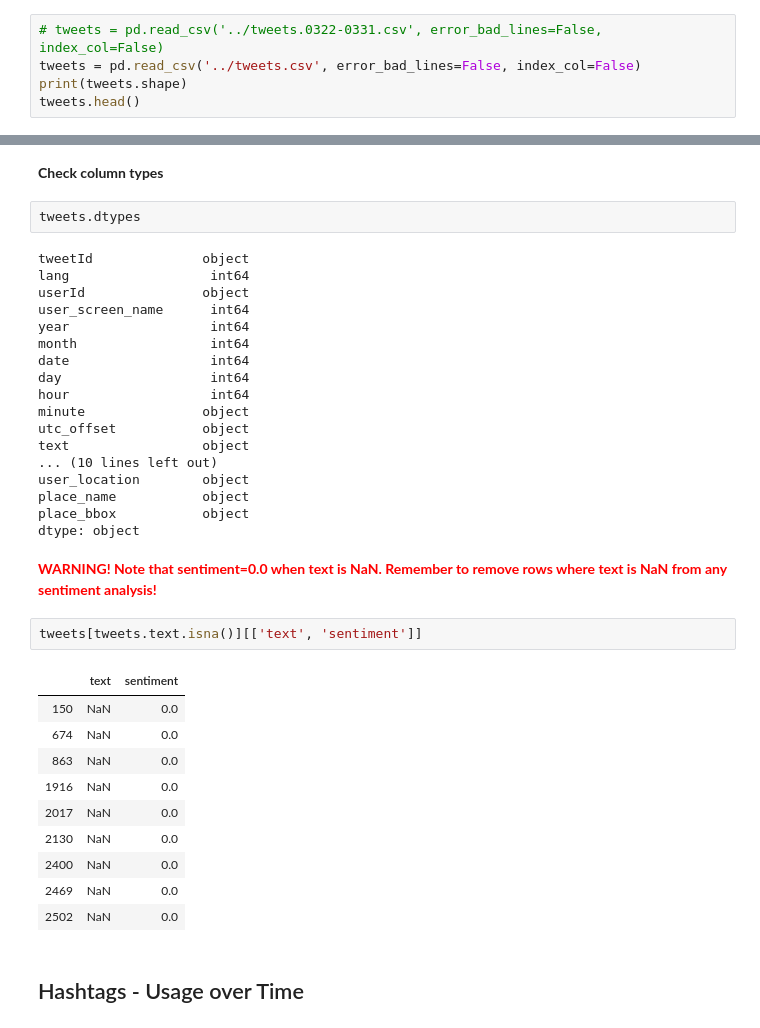
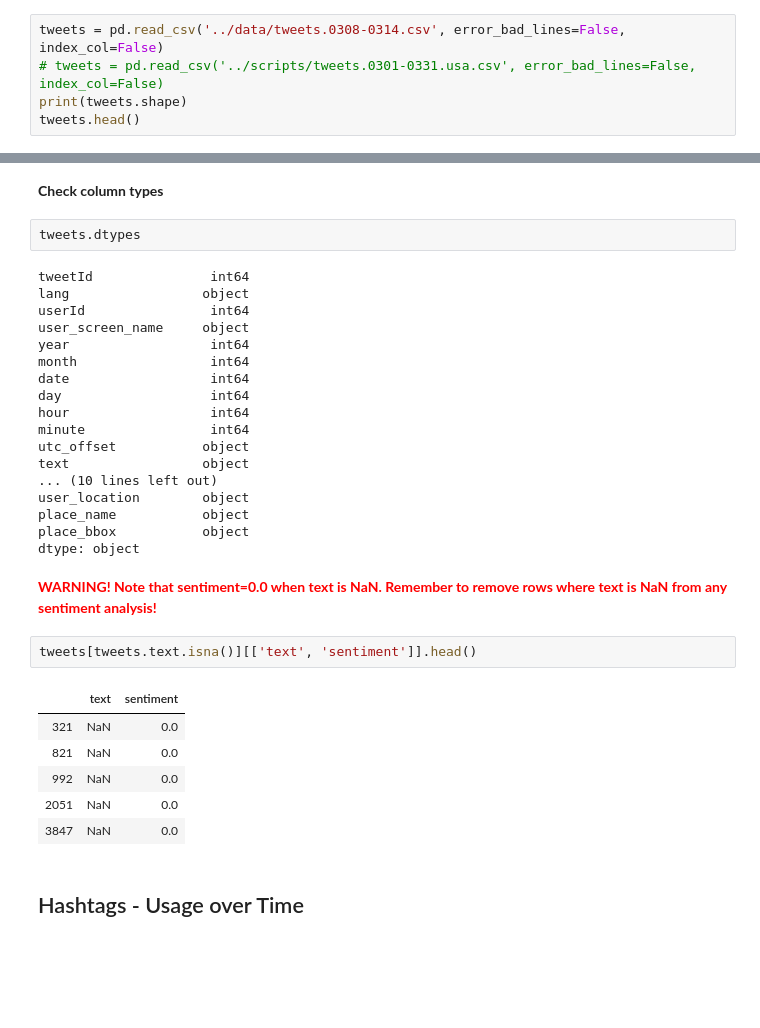
Before and after one commit to mashabelyi/Twitter-Covid-Response, a Jupyter notebook: notebooks/COVID-EDA.ipynb, the cells around one changed output, grey strips where cells are left out. Drawn from its saved outputs; the diff is of its cells as text; blank space fills up the shorter version.

```diff
--- a/notebooks/COVID-EDA.ipynb
+++ b/notebooks/COVID-EDA.ipynb
@@ -14,8 +14,8 @@ print(os.getcwd())
 # %% [output]
 /Users/mashabelyi/UCBerkeley/courses/Spring_2020/InfoViz/project/notebooks
 # %%
-# tweets = pd.read_csv('../tweets.0322-0331.csv', error_bad_lines=False, index_col=False)
-tweets = pd.read_csv('../tweets.csv', error_bad_lines=False, index_col=False)
+tweets = pd.read_csv('../data/tweets.0308-0314.csv', error_bad_lines=False, index_col=False)
+# tweets = pd.read_csv('../scripts/tweets.0301-0331.usa.csv', error_bad_lines=False, index_col=False)
 print(tweets.shape)
 tweets.head()
 # %% [output]
@@ -54,16 +57,16 @@ dtype: int64
 # %%
 tweets.dtypes
 # %% [output]
-tweetId              object
-lang                  int64
-userId               object
-user_screen_name      int64
+tweetId               int64
+lang                 object
+userId                int64
+user_screen_name     object
 year                  int64
 month                 int64
 date                  int64
 day                   int64
 hour                  int64
-minute               object
+minute                int64
 utc_offset           object
 text                 object
 ... (10 lines left out)
@@ -74,18 +77,14 @@ dtype: object
 # %% [markdown]
 **<span style="color:red">WARNING! Note that sentiment=0.0 when text is NaN. Remember to remove rows where text is NaN from any sentiment analysis!</span>**
 # %%
-tweets[tweets.text.isna()][['text', 'sentiment']]
+tweets[tweets.text.isna()][['text', 'sentiment']].head()
 # %% [output]
 |  | text | sentiment |
-| 150 | NaN | 0.0 |
-| 674 | NaN | 0.0 |
-| 863 | NaN | 0.0 |
-| 1916 | NaN | 0.0 |
-| 2017 | NaN | 0.0 |
-| 2130 | NaN | 0.0 |
-| 2400 | NaN | 0.0 |
-| 2469 | NaN | 0.0 |
-| 2502 | NaN | 0.0 |
+| 321 | NaN | 0.0 |
+| 821 | NaN | 0.0 |
+| 992 | NaN | 0.0 |
+| 2051 | NaN | 0.0 |
+| 3847 | NaN | 0.0 |
 # %% [markdown]
 ## Hashtags - Usage over Time
 # %%
```
Also changed, not shown: parts of 24 cells of this notebook, 15 other files.
